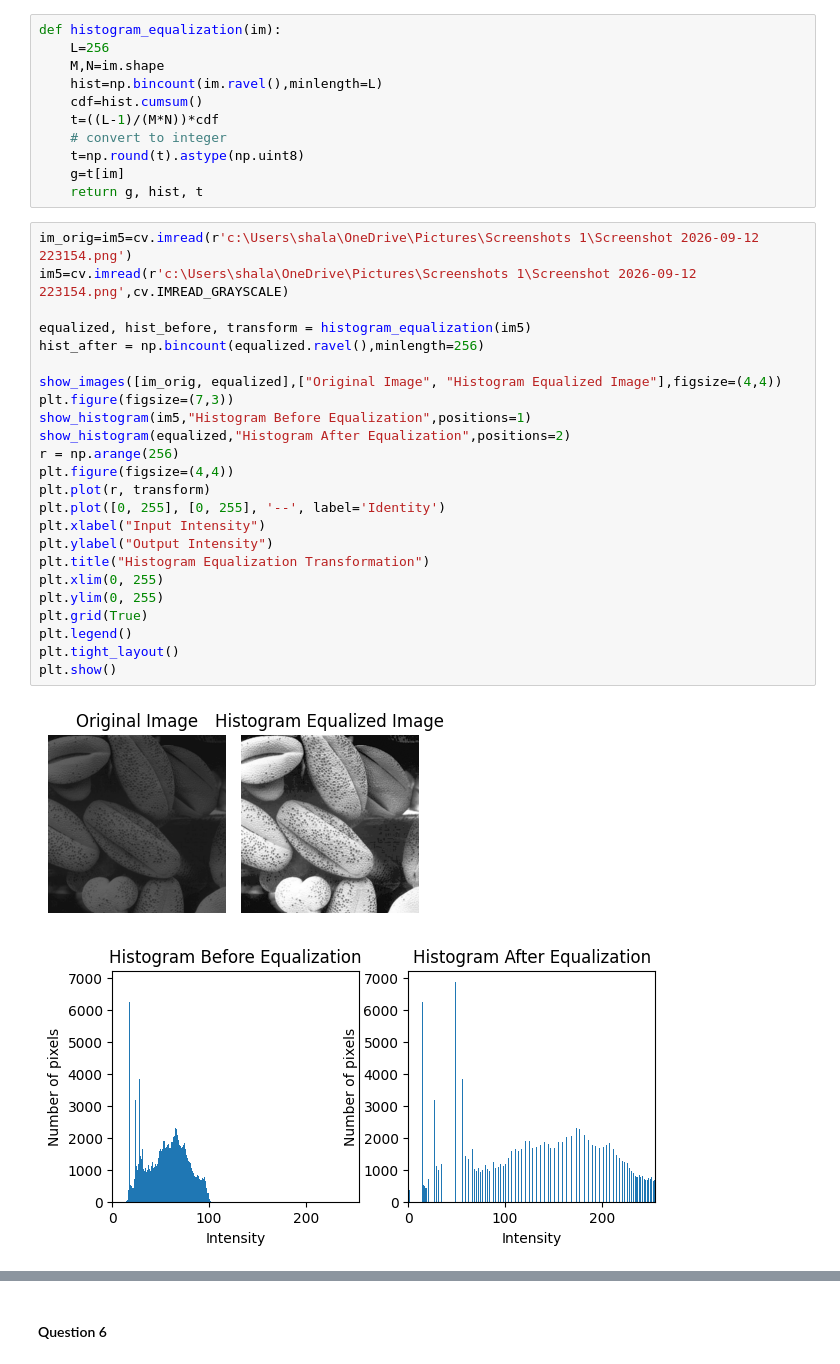
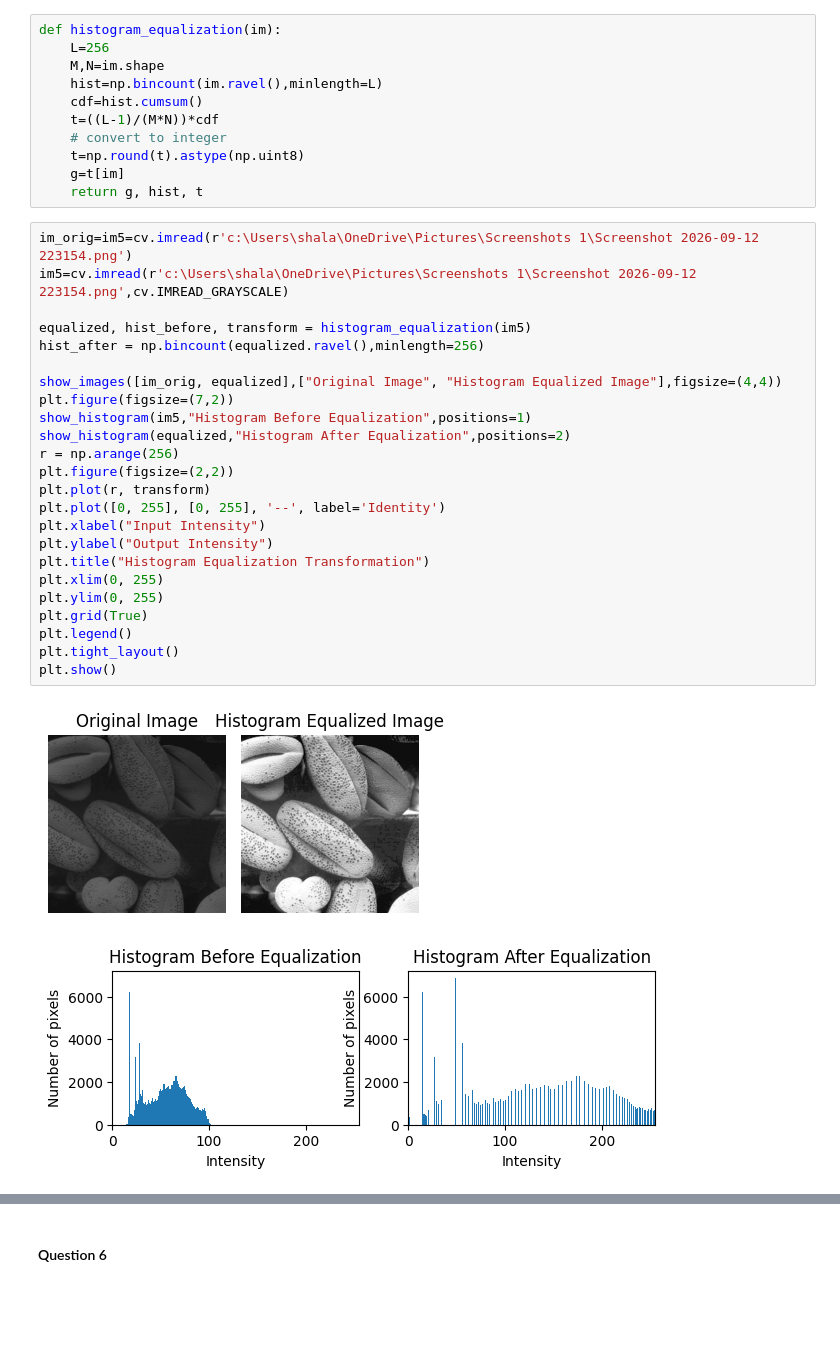
Before and after one commit to shalaniupekshani/EN3160-Assignment1-on-Intensity-Transformations-and-Neighborhood-Filtering, a Jupyter notebook: 230659H_a01.ipynb, the cells around one changed output, grey strips where cells are left out. Drawn from its saved outputs; the diff is of its cells as text; blank space fills up the shorter version.

```diff
--- a/230659H_a01.ipynb
+++ b/230659H_a01.ipynb
@@ -273,27 +281,27 @@ def histogram_equalization(im):
 # %%
 im_orig=im5=cv.imread(r'c:\Users\shala\OneDrive\Pictures\Screenshots 1\Screenshot 2026-09-12 223154.png')
 im5=cv.imread(r'c:\Users\shala\OneDrive\Pictures\Screenshots 1\Screenshot 2026-09-12 223154.png',cv.IMREAD_GRAYSCALE)
 
 equalized, hist_before, transform = histogram_equalization(im5)
 hist_after = np.bincount(equalized.ravel(),minlength=256)
 
 show_images([im_orig, equalized],["Original Image", "Histogram Equalized Image"],figsize=(4,4))
-plt.figure(figsize=(7,3))
+plt.figure(figsize=(7,2))
 show_histogram(im5,"Histogram Before Equalization",positions=1)
 show_histogram(equalized,"Histogram After Equalization",positions=2)
 r = np.arange(256)
-plt.figure(figsize=(4,4))
+plt.figure(figsize=(2,2))
 plt.plot(r, transform)
 plt.plot([0, 255], [0, 255], '--', label='Identity')
 plt.xlabel("Input Intensity")
 plt.ylabel("Output Intensity")
 plt.title("Histogram Equalization Transformation")
 plt.xlim(0, 255)
 plt.ylim(0, 255)
 plt.grid(True)
 plt.legend()
 plt.tight_layout()
 plt.show()
 # %% [output]
 [figure]
-[figure, old version]
+[figure, new version]
```
Also changed, not shown: parts of 18 cells of this notebook, 8 other files.
